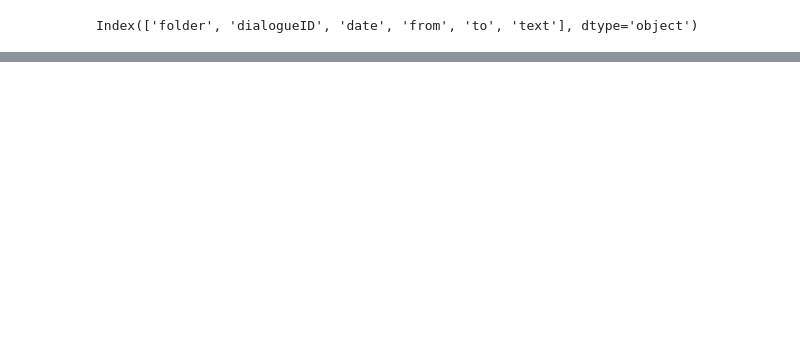
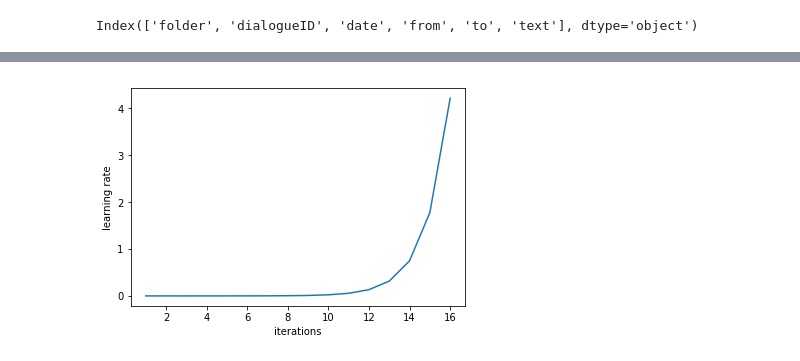
Before and after one commit to outcastofmusic/quick-nlp, a Jupyter notebook: tutorials/dialogue_data.ipynb, the cells around one changed output, grey strips where cells are left out. Drawn from its saved outputs; the diff is of its cells as text; code cells hidden in the pictures; blank space fills up the shorter version.

```diff
--- a/tutorials/dialogue_data.ipynb
+++ b/tutorials/dialogue_data.ipynb
@@ -60,0 +121,4 @@ StopIteration:
+# %%
+learner.sched.plot_lr()
+# %% [output]
+[figure, added]
```
Also changed, not shown: parts of 14 cells of this notebook.
